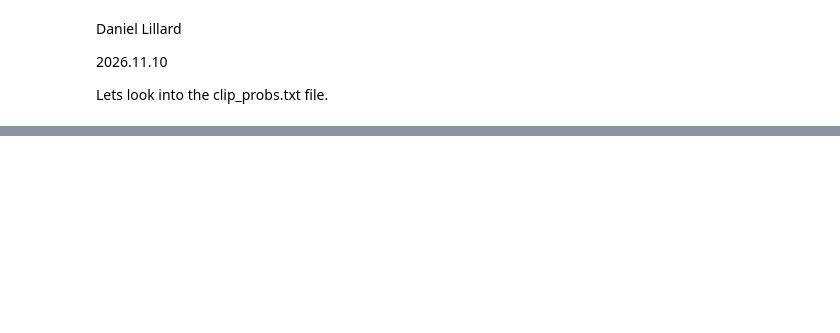
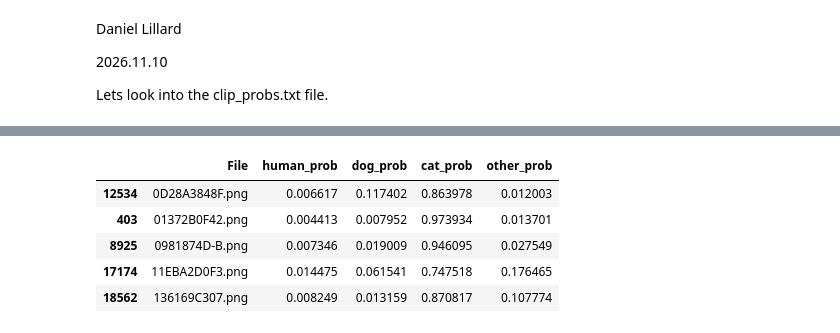
Before and after one commit to DLillard12/final_proj_vine_comp, a Jupyter notebook: clip_analysis.ipynb, the cells around one changed output, grey strips where cells are left out. Cells and saved outputs as stored; diff of their text form; code cells hidden in the pictures; blank space fills up the shorter version.

```diff
--- a/clip_analysis.ipynb
+++ b/clip_analysis.ipynb
@@ -33,0 +62,11 @@ df
+# %%
+# lets look at some randos where the cat is the highest prob.
+
+df[df["cat_prob"] > 0.5].sample(5)
+# %% [output]
+|  | File | human_prob | dog_prob | cat_prob | other_prob |
+| 12534 | 0D28A3848F.png | 0.006617 | 0.117402 | 0.863978 | 0.012003 |
+| 403 | 01372B0F42.png | 0.004413 | 0.007952 | 0.973934 | 0.013701 |
+| 8925 | 0981874D-B.png | 0.007346 | 0.019009 | 0.946095 | 0.027549 |
+| 17174 | 11EBA2D0F3.png | 0.014475 | 0.061541 | 0.747518 | 0.176465 |
+| 18562 | 136169C307.png | 0.008249 | 0.013159 | 0.870817 | 0.107774 |
```
Also changed, not shown: parts of 4 cells of this notebook.
